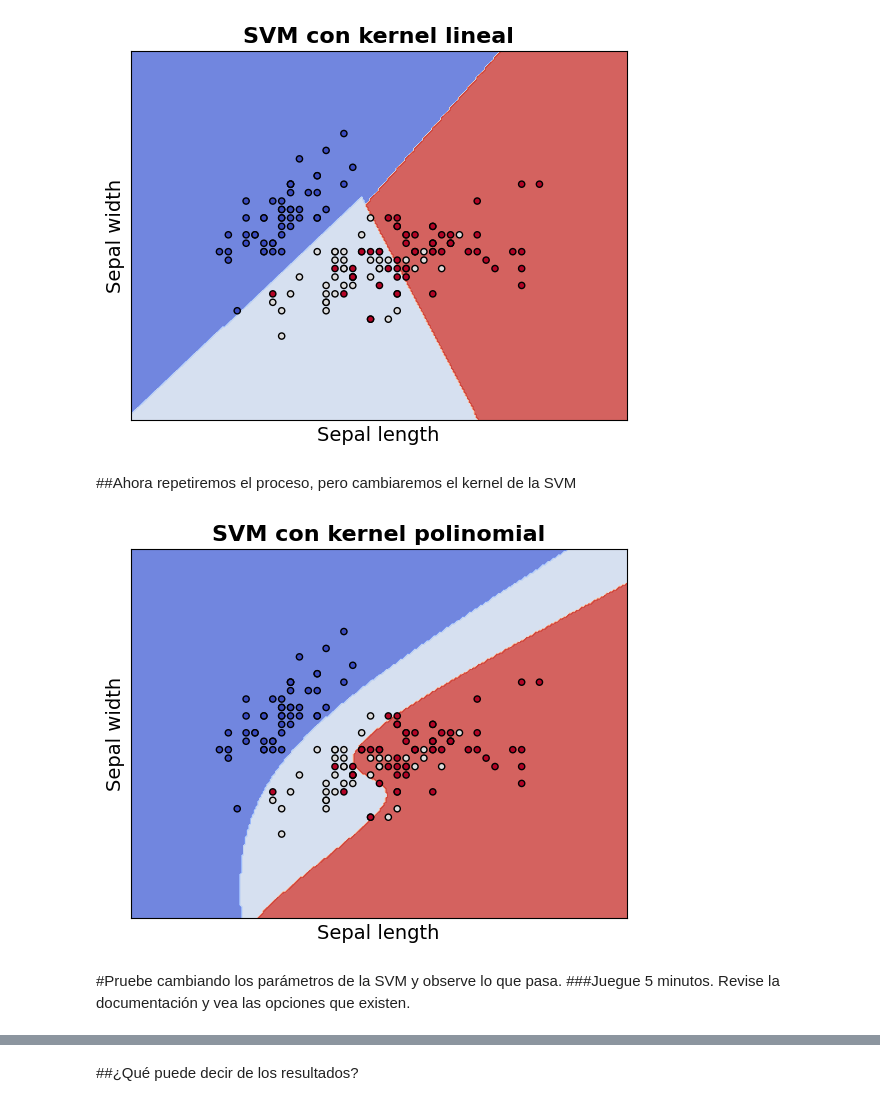
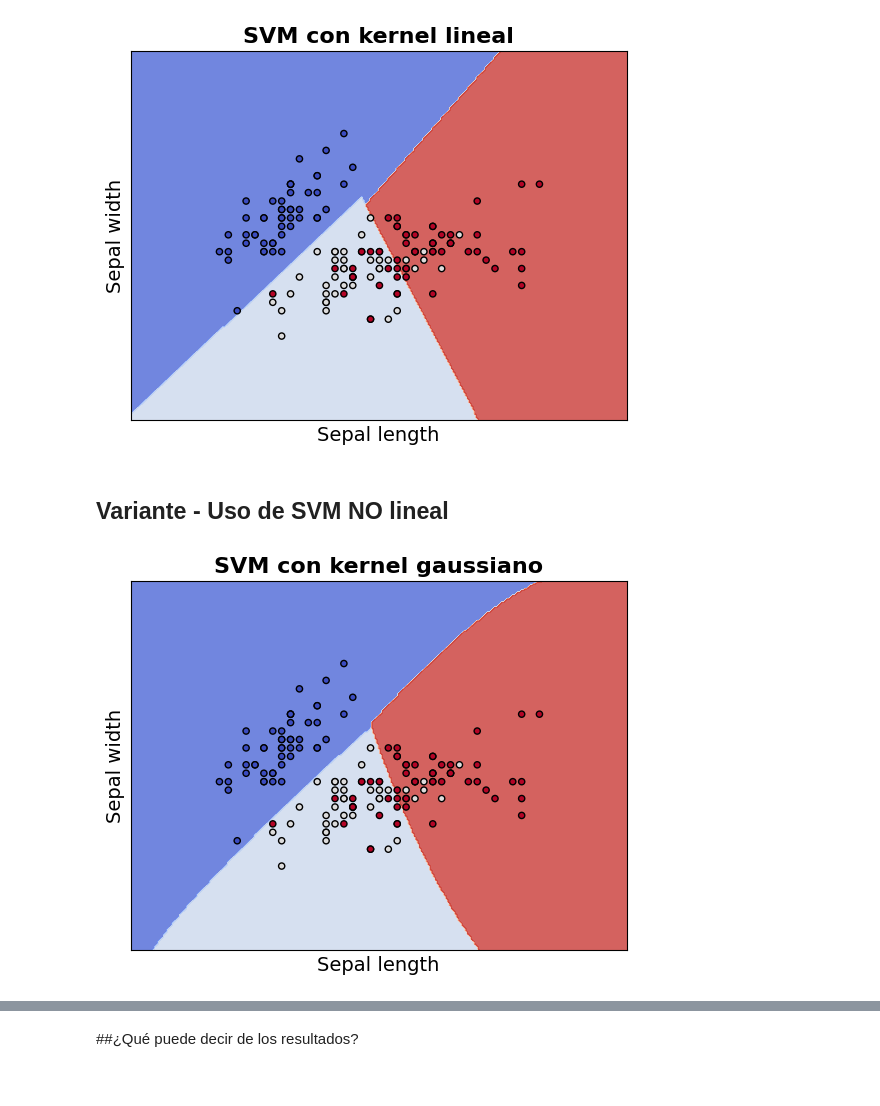
Before and after one commit to JaznaLaProfe/Machine-Learning, a Jupyter notebook: notebook/13-MLY0100_Clasificación_multiclase_con_SVM.ipynb, the cells around one changed output, grey strips where cells are left out. Saved outputs shown, nothing was run; the diff lists cells and outputs as text; code cells hidden in the pictures.

```diff
--- a/notebook/13-MLY0100_Clasificación_multiclase_con_SVM.ipynb
+++ b/notebook/13-MLY0100_Clasificación_multiclase_con_SVM.ipynb
@@ -110,7 +142,7 @@ model = model.fit(X, y)
 # %%
 # Función para crear una grilla de puntos
 def make_meshgrid(x, y, h=.02):
-    """creamos una malla de puntos para gráficar
+    """Crea una malla de puntos para gráficar
 
     Parámetros
     ----------
@@ -167,17 +199,16 @@ ax.set_title('SVM con kernel lineal', fontsize=16, fontweight="bold")
 plt.show()
 # %% [output]
 [figure]
-# %% [markdown]
-##Ahora repetiremos el proceso, pero cambiaremos el kernel de la SVM
+# %% [markdown]
+## Variante - Uso de SVM NO lineal
 # %%
 X = iris.data[:, :2]
 y = iris.target
 # %%
-# Creamos un objeto de SVM
-model = SVC(kernel='poly', degree=7, gamma='auto', C=1)
-#model = svm.SVC(kernel='rbf', gamma='auto')
+# Crea un objeto de SVM
+model = SVC(kernel='rbf')
 
-# entrenamos el algoritmo: SVM con kernel polinomial
+# Entrena el algoritmo: SVM con kernel gaussiano
 model = model.fit(X, y)
 # %%
 # Función para crear una grilla de puntos
@@ -187,38 +218,35 @@ def make_meshgrid(x, y, h=.02):
     xx, yy = np.meshgrid(np.arange(x_min, x_max, h),
                          np.arange(y_min, y_max, h))
     return xx, yy
 
 # Función para graficar los bordes encontrados por la SVM
 def plot_contours(ax, xx, yy, **params):
     Z = model.predict(np.c_[xx.ravel(), yy.ravel()])
     Z = Z.reshape(xx.shape)
     out = ax.contourf(xx, yy, Z, **params)
     return out
 
 # Código principal
 X0, X1 = X[:, 0], X[:, 1]
 xx, yy = make_meshgrid(X0, X1)
 
-# Creamos una grilla de graficos pero de tamaño 1. Esto se puede usar de manera general
+# Crea una grilla de graficos pero de tamaño 1. Esto se puede usar de manera general
 fig, ax = plt.subplots()
 
-# Graficamos los bordes
+# Grafica los bordes
 plot_contours(ax, xx, yy, cmap=plt.cm.coolwarm, alpha=0.8)
-# Graficamos los puntos
+# Grafica los puntos
 ax.scatter(X0, X1, c=y, cmap=plt.cm.coolwarm, s=20, edgecolors='k')
 
 # Parámetros del gráfico
 ax.set_xlim(xx.min(), xx.max())
 ax.set_ylim(yy.min(), yy.max())
 ax.set_xlabel('Sepal length', fontsize=14)
 ax.set_ylabel('Sepal width', fontsize=14)
 ax.set_xticks(())
 ax.set_yticks(())
-ax.set_title('SVM con kernel polinomial', fontsize=16, fontweight="bold")
+ax.set_title('SVM con kernel gaussiano', fontsize=16, fontweight="bold")
 
 plt.show()
 # %% [output]
-[figure, old version]
+[figure, new version]
-# %% [markdown]
-#Pruebe cambiando los parámetros de la SVM y observe lo que pasa.
-###Juegue 5 minutos. Revise la documentación y vea las opciones que existen.
```
Also changed, not shown: parts of 24 cells of this notebook, 1 other file.
